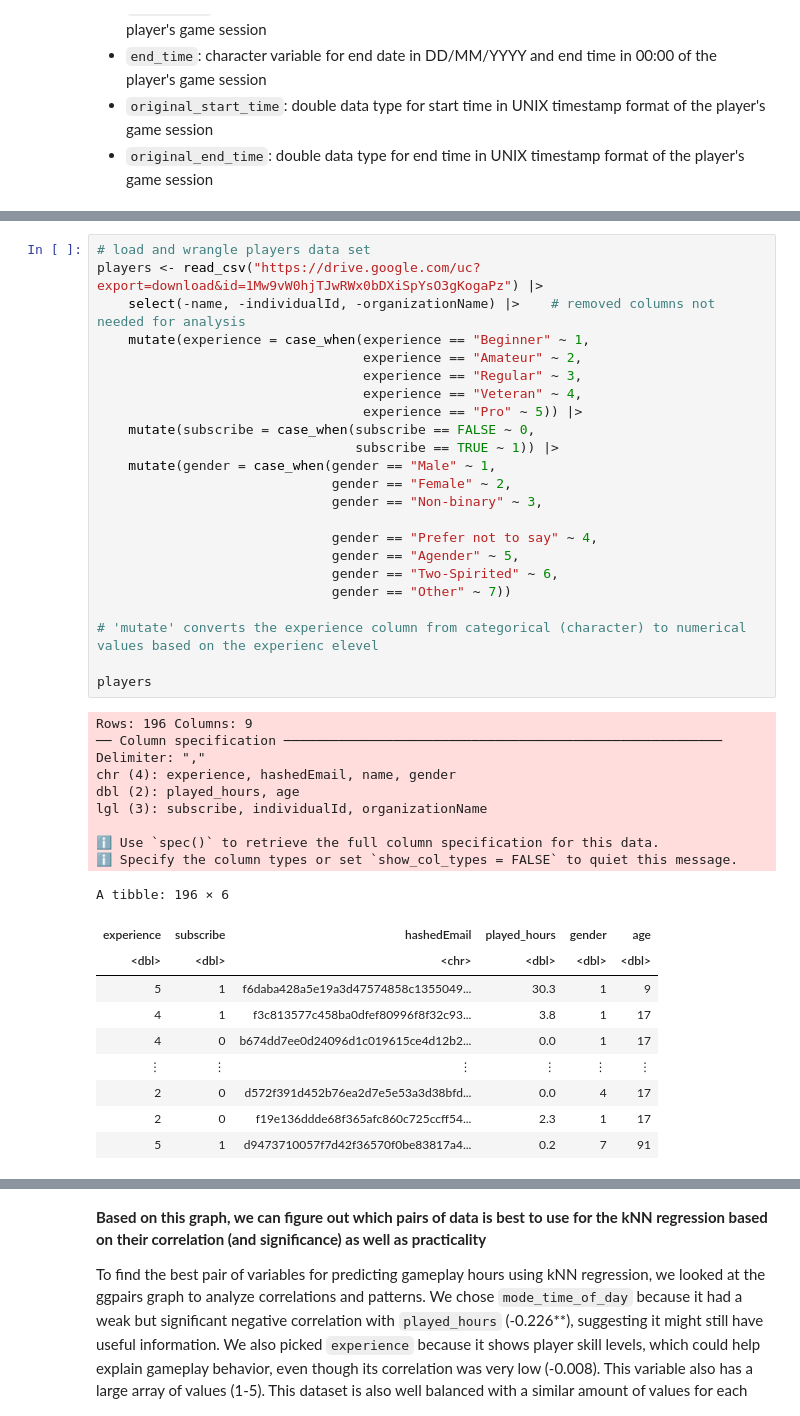
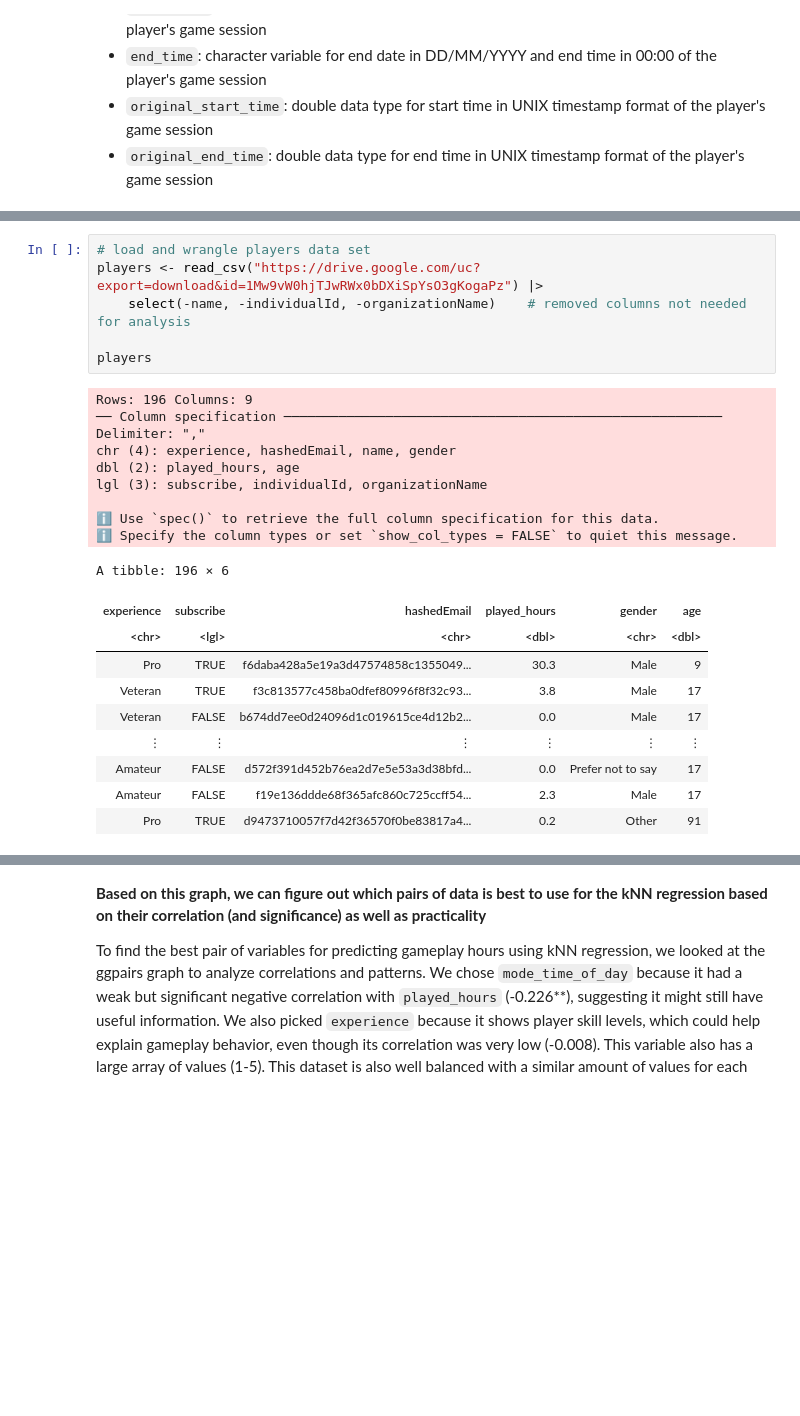
Before and after one commit to akdivinagracia/project-009-2, a Jupyter notebook: notebook.ipynb, the cells around one changed output, grey strips where cells are left out. Saved outputs shown, nothing was run; the diff lists cells and outputs as text; blank space fills up the shorter version.

```diff
--- a/notebook.ipynb
+++ b/notebook.ipynb
@@ -48,43 +76,26 @@ options(repr.matrix.max.rows = 6)
 # %%
 # load and wrangle players data set
 players <- read_csv("https://drive.google.com/uc?export=download&id=1Mw9vW0hjTJwRWx0bDXiSpYsO3gKogaPz") |>
-    select(-name, -individualId, -organizationName) |>    # removed columns not needed for analysis
-    mutate(experience = case_when(experience == "Beginner" ~ 1,
-                                  experience == "Amateur" ~ 2,
-                                  experience == "Regular" ~ 3,
-                                  experience == "Veteran" ~ 4,
-                                  experience == "Pro" ~ 5)) |>
-    mutate(subscribe = case_when(subscribe == FALSE ~ 0,
-                                 subscribe == TRUE ~ 1)) |>
-    mutate(gender = case_when(gender == "Male" ~ 1,
-                              gender == "Female" ~ 2,
-                              gender == "Non-binary" ~ 3,
-
-                              gender == "Prefer not to say" ~ 4,
-                              gender == "Agender" ~ 5,
-                              gender == "Two-Spirited" ~ 6,
-                              gender == "Other" ~ 7))
-
-# 'mutate' converts the experience column from categorical (character) to numerical values based on the experienc elevel
+    select(-name, -individualId, -organizationName)    # removed columns not needed for analysis
 
 players
 # %% [output]
 Rows: 196 Columns: 9
 ── Column specification ────────────────────────────────────────────────────────
 Delimiter: ","
 chr (4): experience, hashedEmail, name, gender
 dbl (2): played_hours, age
 lgl (3): subscribe, individualId, organizationName
 
 ℹ Use `spec()` to retrieve the full column specification for this data.
 ℹ Specify the column types or set `show_col_types = FALSE` to quiet this message.
 A tibble: 196 × 6
 | experience | subscribe | hashedEmail | played_hours | gender | age |
-| <dbl> | <dbl> | <chr> | <dbl> | <dbl> | <dbl> |
-| 5 | 1 | f6daba428a5e19a3d47574858c1355049... | 30.3 | 1 | 9 |
-| 4 | 1 | f3c813577c458ba0dfef80996f8f32c93... | 3.8 | 1 | 17 |
-| 4 | 0 | b674dd7ee0d24096d1c019615ce4d12b2... | 0.0 | 1 | 17 |
+| <chr> | <lgl> | <chr> | <dbl> | <chr> | <dbl> |
+| Pro | TRUE | f6daba428a5e19a3d47574858c1355049... | 30.3 | Male | 9 |
+| Veteran | TRUE | f3c813577c458ba0dfef80996f8f32c93... | 3.8 | Male | 17 |
+| Veteran | FALSE | b674dd7ee0d24096d1c019615ce4d12b2... | 0.0 | Male | 17 |
 | ⋮ | ⋮ | ⋮ | ⋮ | ⋮ | ⋮ |
-| 2 | 0 | d572f391d452b76ea2d7e5e53a3d38bfd... | 0.0 | 4 | 17 |
-| 2 | 0 | f19e136ddde68f365afc860c725ccff54... | 2.3 | 1 | 17 |
-| 5 | 1 | d9473710057f7d42f36570f0be83817a4... | 0.2 | 7 | 91 |
+| Amateur | FALSE | d572f391d452b76ea2d7e5e53a3d38bfd... | 0.0 | Prefer not to say | 17 |
+| Amateur | FALSE | f19e136ddde68f365afc860c725ccff54... | 2.3 | Male | 17 |
+| Pro | TRUE | d9473710057f7d42f36570f0be83817a4... | 0.2 | Other | 91 |
```
Also changed, not shown: parts of 19 cells of this notebook.
